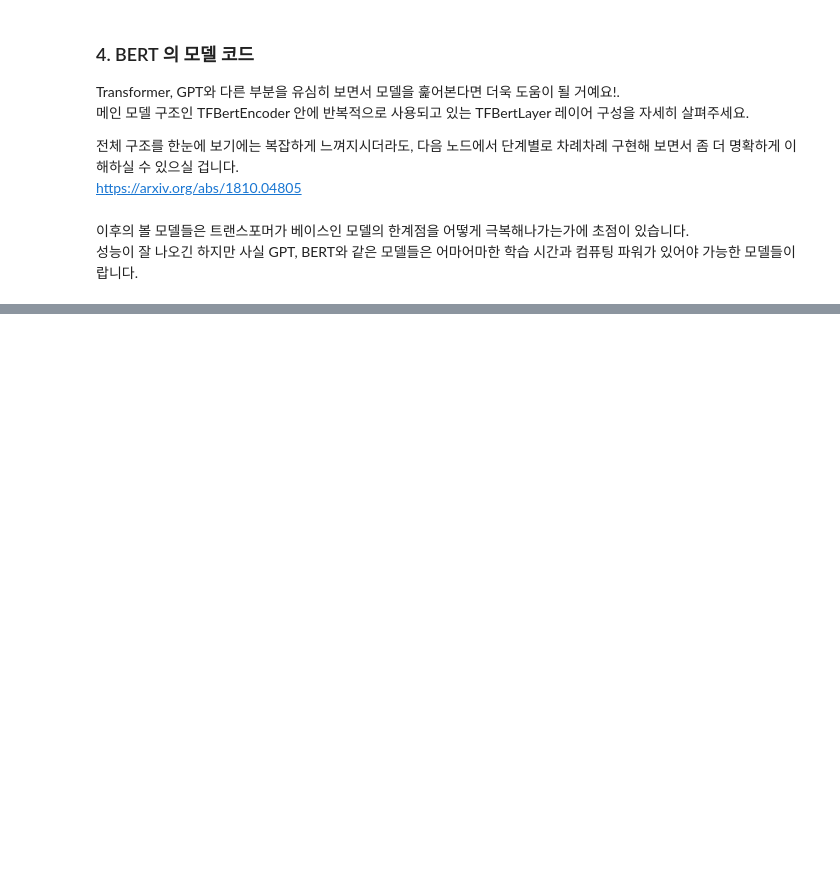
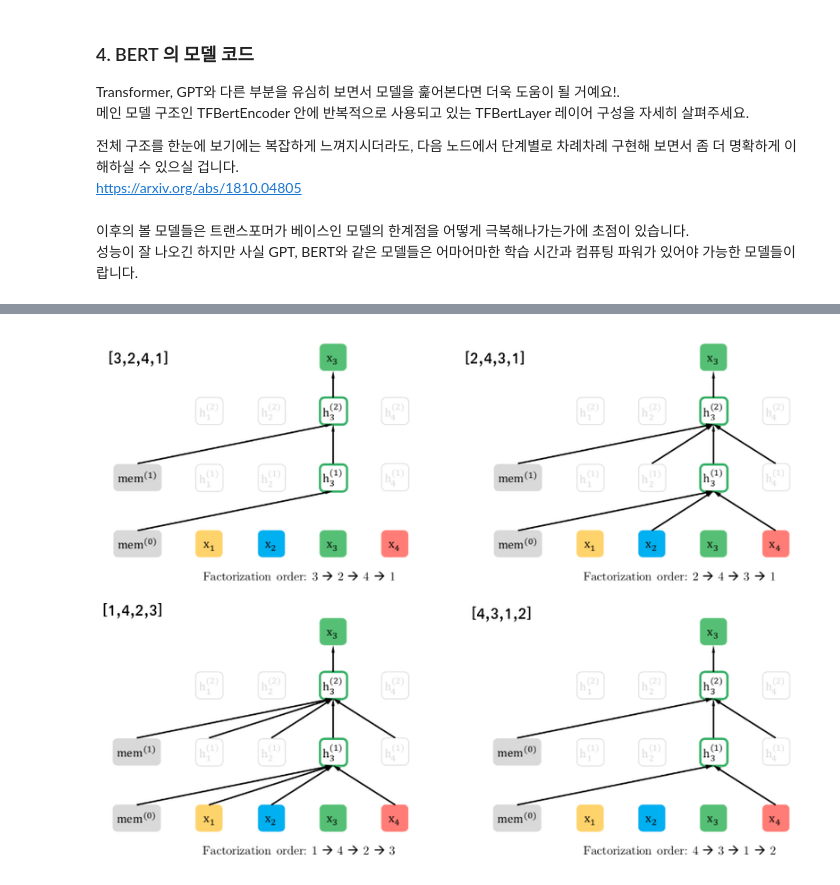
Before and after one commit to ziippy/modoo-nlp, a Jupyter notebook: 19_modern_nlp.ipynb, the cells around one changed output, grey strips where cells are left out. Drawn from its saved outputs; the diff is of its cells as text; code cells hidden in the pictures; blank space fills up the shorter version.

```diff
--- a/19_modern_nlp.ipynb
+++ b/19_modern_nlp.ipynb
@@ -353,0 +382,5 @@ Image(filename='capture/19_recurrence_in_vanilla_transformer_test_process.png')
+# %%
+from IPython.display import Image
+Image(filename='capture/19_permutation_lm.png')
+# %% [output]
+[figure, added]
```
Also changed, not shown: parts of 39 cells of this notebook, 6 other files.
